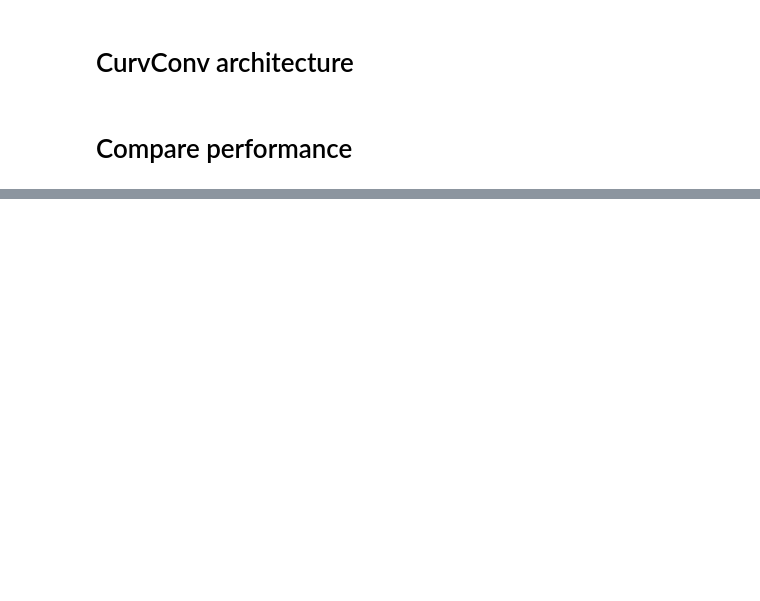
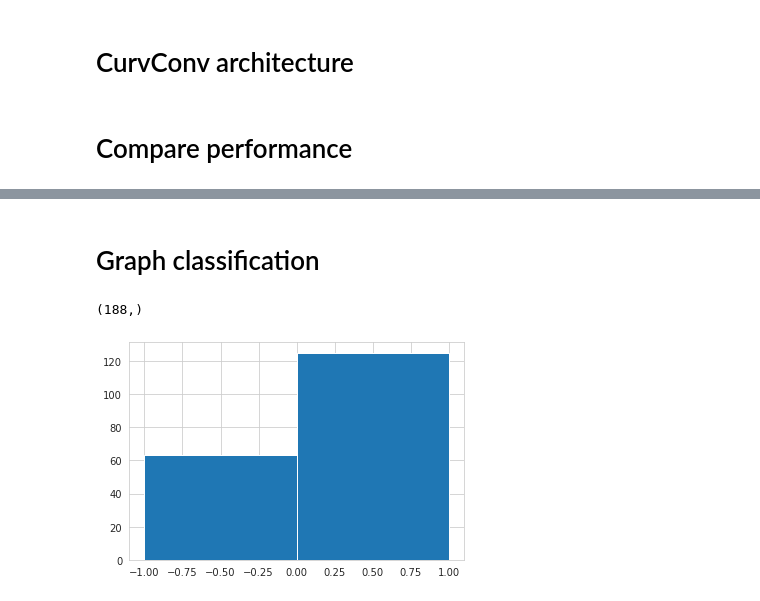
Before and after one commit to blufzzz/Discrete-Curvature-Graph-Classification, a Jupyter notebook: main.ipynb, the cells around one changed output, grey strips where cells are left out. Drawn from its saved outputs; the diff is of its cells as text; code cells hidden in the pictures; blank space fills up the shorter version.

```diff
--- a/main.ipynb
+++ b/main.ipynb
@@ -391,0 +512,19 @@ plt.show()
+# %% [markdown]
+# Graph classification
+# %%
+import grakel
+from grakel import GraphKernel
+from grakel.kernels import VertexHistogram, ShortestPath, WeisfeilerLehman, EdgeHistogram, CoreFramework, PropagationAttr
+from grakel.datasets import fetch_dataset
+
+mutag = fetch_dataset("MUTAG", verbose=False, as_graphs=False)
+mutag_G = fetch_dataset("MUTAG", verbose=False, as_graphs=True)
+X_mutag, y_mutag = mutag.data, mutag.target
+y_mutag.shape
+# %% [output]
+(188,)
+# %%
+plt.hist(y_mutag,bins=len(np.unique(y_mutag)))
+plt.show()
+# %% [output]
+[figure, added]
```
Also changed, not shown: parts of 49 cells of this notebook.
